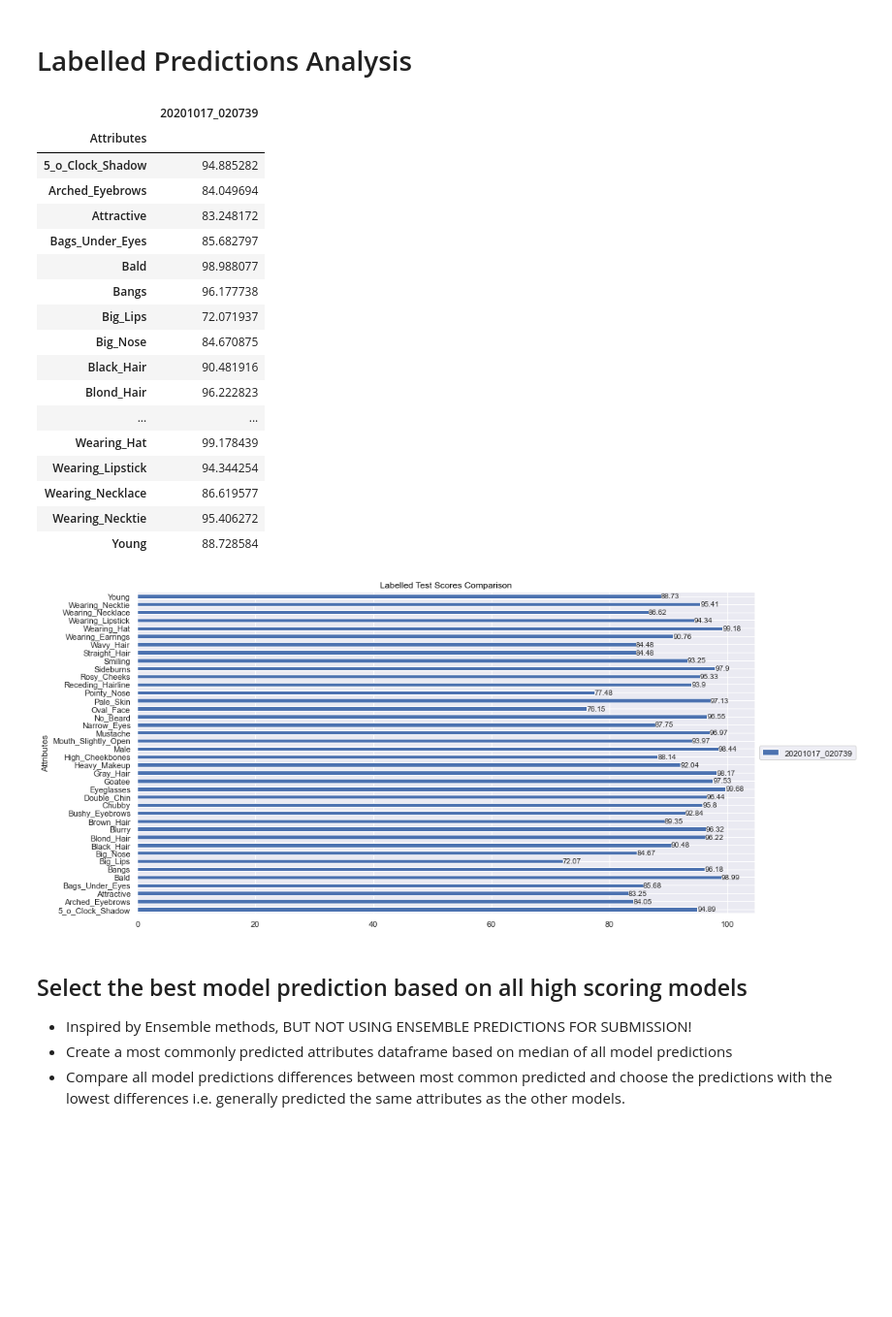
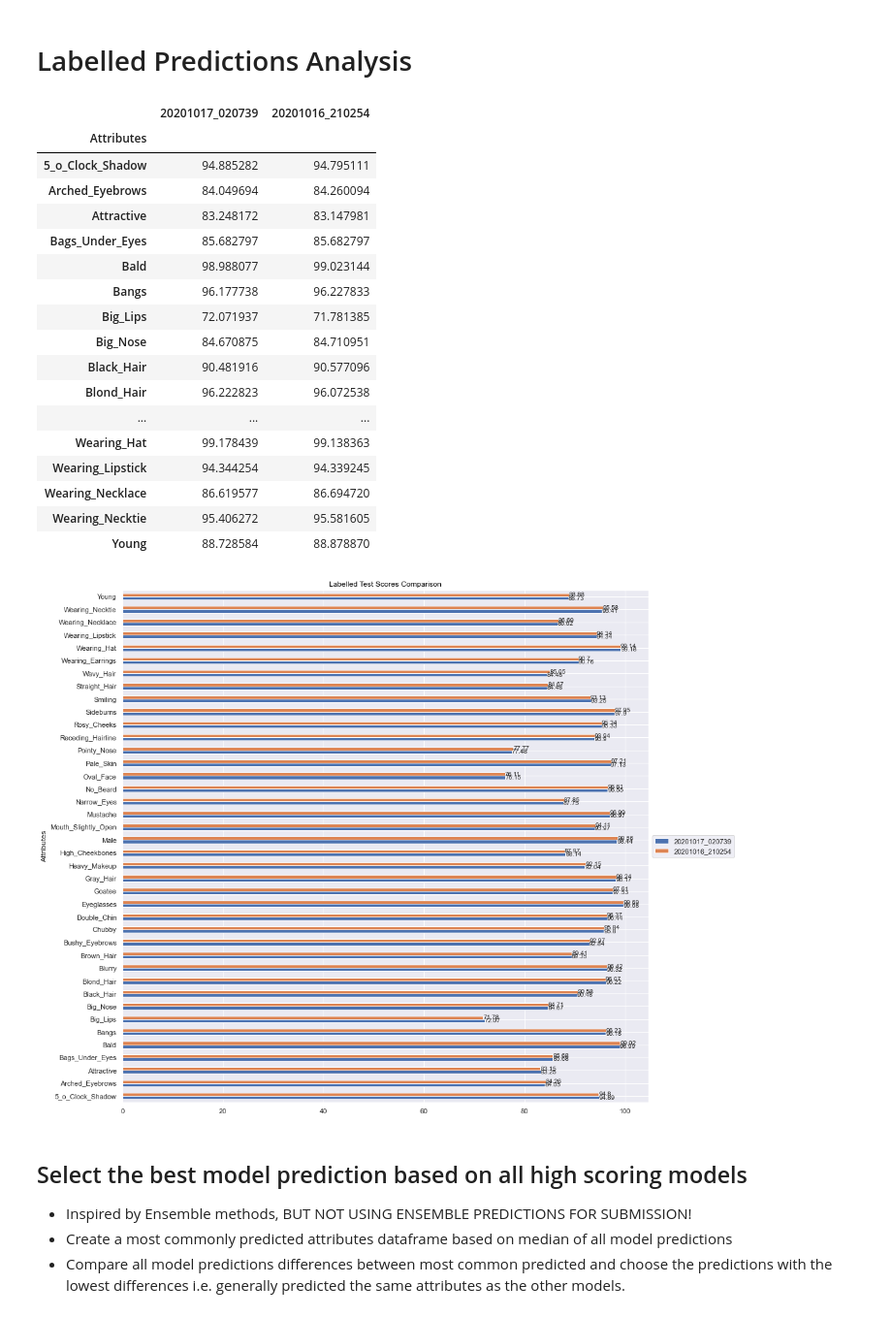
Before and after one commit to kkaryl/AI6126-Advanced_Computer_Vision, a Jupyter notebook: project_1/src/Labelled Predictions Analysis.ipynb, the cells around one changed output. Shown at 97% size. Cells and saved outputs as stored; diff of their text form; code cells hidden in the pictures; blank space fills up the shorter version.

Commit message:
fix image size training

```diff
--- a/project_1/src/Labelled Predictions Analysis.ipynb
+++ b/project_1/src/Labelled Predictions Analysis.ipynb
@@ -21,54 +21,57 @@ attribute_names = ['5_o_Clock_Shadow', 'Arched_Eyebrows', 'Attractive', 'Bags_Un
                        'Rosy_Cheeks', 'Sideburns', 'Smiling', 'Straight_Hair', 'Wavy_Hair', 'Wearing_Earrings',
                        'Wearing_Hat', 'Wearing_Lipstick', 'Wearing_Necklace', 'Wearing_Necktie', 'Young']
 # %%
-tpfile = "test_preds.json"
-all_accs = pd.DataFrame(index = attribute_names)
-all_accs.index.name = "Attributes"
-for dirt in os.listdir(config.INFERENCE_DIR):
-    dirpath = os.path.join(config.INFERENCE_DIR, dirt)
-    if os.path.isdir(dirpath):
-        for run in os.listdir(dirpath):
-            runpath = os.path.join(dirpath, run)
-            if os.path.isdir(runpath):
-                for filename in os.listdir(runpath):
-                    if filename == tpfile:
-                        tpfile_path = os.path.join(runpath,tpfile)
-                        tpjson = json.load(open(tpfile_path))
-                        acc = pd.DataFrame.from_dict(tpjson, orient='index', columns=[run])
-                        acc.index.name = "Attributes"
-                        all_accs = all_accs.merge(acc, left_index=True, right_on="Attributes")
+def read_pred_accuracy_json(tpfile):
+    all_accs = pd.DataFrame(index = attribute_names)
+    all_accs.index.name = "Attributes"
+    for dirt in os.listdir(config.INFERENCE_DIR):
+        dirpath = os.path.join(config.INFERENCE_DIR, dirt)
+        if os.path.isdir(dirpath):
+            for run in os.listdir(dirpath):
+                runpath = os.path.join(dirpath, run)
+                if os.path.isdir(runpath):
+                    for filename in os.listdir(runpath):
+                        if filename == tpfile:
+                            tpfile_path = os.path.join(runpath,tpfile)
+                            tpjson = json.load(open(tpfile_path))
+                            acc = pd.DataFrame.from_dict(tpjson, orient='index', columns=[run])
+                            acc.index.name = "Attributes"
+                            all_accs = all_accs.merge(acc, left_index=True, right_on="Attributes")
+    return all_accs
 
-all_accs
+
+all_test_accs = read_pred_accuracy_json("test_preds.json") # val_preds.json
+all_test_accs
 # %% [output]
-|  | 20201017_020739 |
-| Attributes |  |
-| 5_o_Clock_Shadow | 94.885282 |
-| Arched_Eyebrows | 84.049694 |
-| Attractive | 83.248172 |
-| Bags_Under_Eyes | 85.682797 |
-| Bald | 98.988077 |
-| Bangs | 96.177738 |
-| Big_Lips | 72.071937 |
-| Big_Nose | 84.670875 |
-| Black_Hair | 90.481916 |
-| Blond_Hair | 96.222823 |
-| ... | ... |
-| Wearing_Hat | 99.178439 |
-| Wearing_Lipstick | 94.344254 |
-| Wearing_Necklace | 86.619577 |
-| Wearing_Necktie | 95.406272 |
-| Young | 88.728584 |
+|  | 20201017_020739 | 20201016_210254 |
+| Attributes |  |  |
+| 5_o_Clock_Shadow | 94.885282 | 94.795111 |
+| Arched_Eyebrows | 84.049694 | 84.260094 |
+| Attractive | 83.248172 | 83.147981 |
+| Bags_Under_Eyes | 85.682797 | 85.682797 |
+| Bald | 98.988077 | 99.023144 |
+| Bangs | 96.177738 | 96.227833 |
+| Big_Lips | 72.071937 | 71.781385 |
+| Big_Nose | 84.670875 | 84.710951 |
+| Black_Hair | 90.481916 | 90.577096 |
+| Blond_Hair | 96.222823 | 96.072538 |
+| ... | ... | ... |
+| Wearing_Hat | 99.178439 | 99.138363 |
+| Wearing_Lipstick | 94.344254 | 94.339245 |
+| Wearing_Necklace | 86.619577 | 86.694720 |
+| Wearing_Necktie | 95.406272 | 95.581605 |
+| Young | 88.728584 | 88.878870 |
 # %%
 f = plt.figure()
 plt.title('Labelled Test Scores Comparison', color='black')
-all_accs.plot(kind='barh', figsize=(15, 8), ax=f.gca())
+all_test_accs.plot(kind='barh', figsize=(15, 15), ax=f.gca())
 for p in f.gca().patches:
     value = round(p.get_width(),2)
     f.gca().annotate(str(value), xy=(p.get_width(), p.get_y()))
 plt.legend(loc='center left', bbox_to_anchor=(1.0, 0.5))
 plt.show()
 # %% [output]
-[figure, old version]
+[figure, new version]
 # %% [markdown]
 ## Select the best model prediction based on all high scoring models
 + Inspired by Ensemble methods, BUT NOT USING ENSEMBLE PREDICTIONS FOR SUBMISSION!
```
Also changed, not shown: 6 other files.
